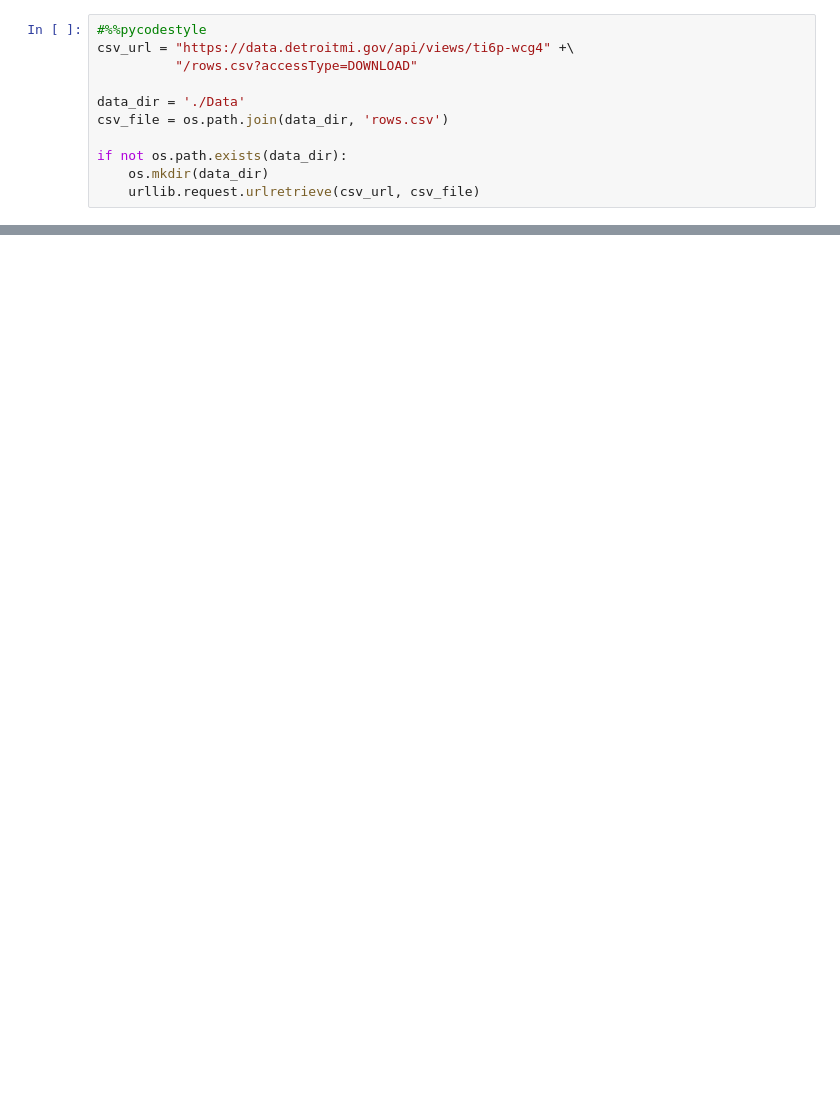
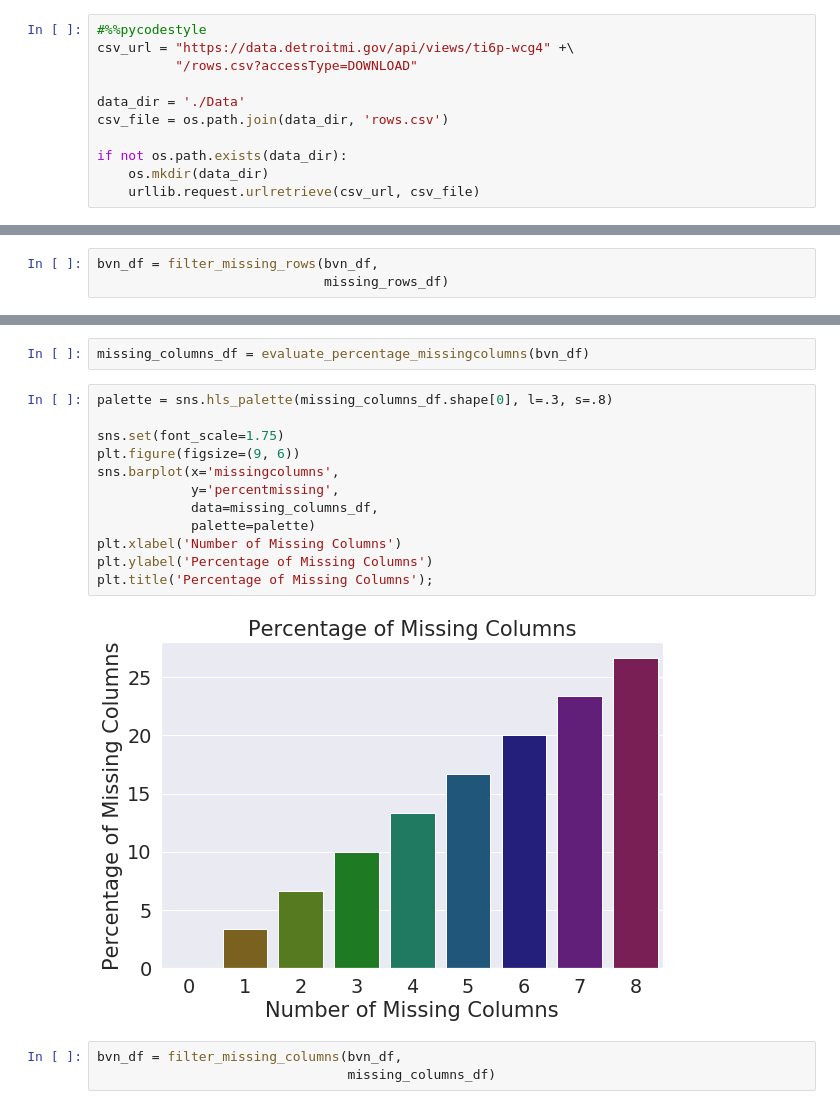
Before and after one commit to mspcvsp/CityOfDetroitBlightViolations, a Jupyter notebook: AnalyzeBVNDataSet.ipynb, the cells around one changed output, grey strips where cells are left out. Drawn from its saved outputs; the diff is of its cells as text; blank space fills up the shorter version.

```diff
--- a/AnalyzeBVNDataSet.ipynb
+++ b/AnalyzeBVNDataSet.ipynb
@@ -323,0 +217,3 @@ missing_columns.shape
+# %%
+bvn_df = filter_missing_rows(bvn_df,
+                             missing_rows_df)
@@ -323,0 +222,19 @@ missing_columns.shape
+# %%
+missing_columns_df = evaluate_percentage_missingcolumns(bvn_df)
+# %%
+palette = sns.hls_palette(missing_columns_df.shape[0], l=.3, s=.8)
+
+sns.set(font_scale=1.75)
+plt.figure(figsize=(9, 6))
+sns.barplot(x='missingcolumns',
+            y='percentmissing',
+            data=missing_columns_df,
+            palette=palette)
+plt.xlabel('Number of Missing Columns')
+plt.ylabel('Percentage of Missing Columns')
+plt.title('Percentage of Missing Columns');
+# %% [output]
+[figure, added]
+# %%
+bvn_df = filter_missing_columns(bvn_df,
+                                missing_columns_df)
```
Also changed, not shown: parts of 22 cells of this notebook.
